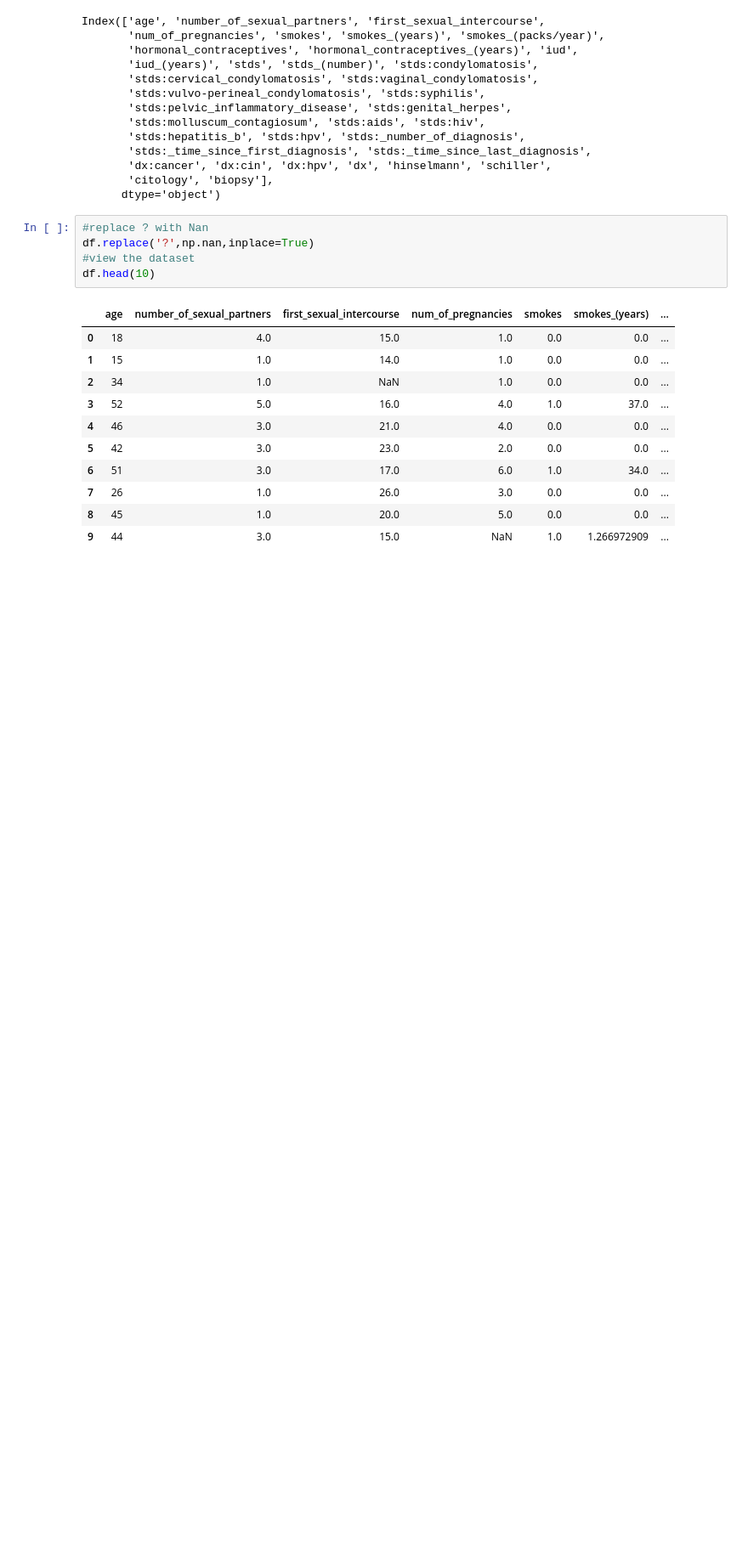
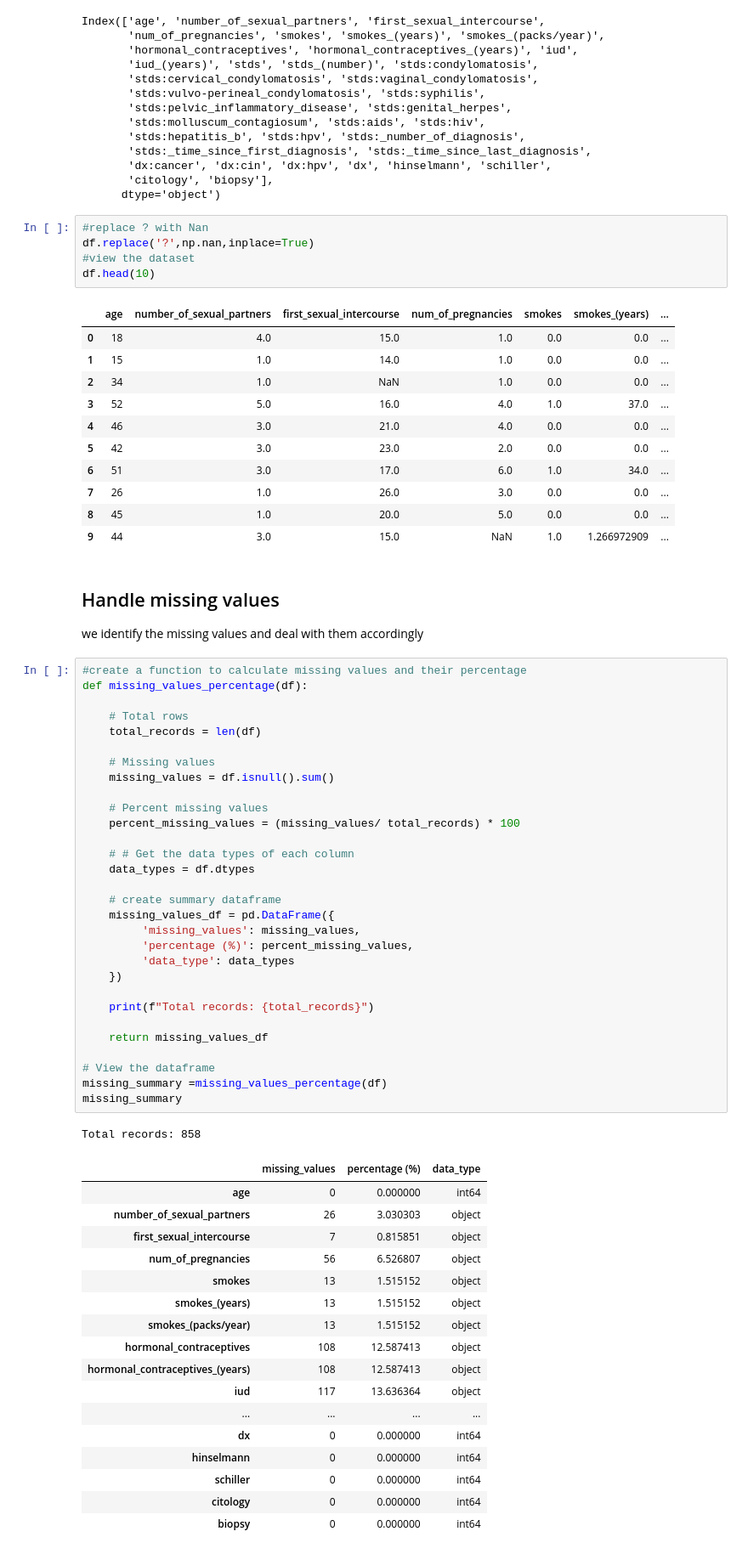
Before and after one commit to hadasssahamase/Cervical_Cancer_project, a Jupyter notebook: notebook.ipynb, the cells around one changed output. Shown: that part at 85% size. Saved outputs shown, nothing was run; the diff lists cells and outputs as text; blank space fills up the shorter version.

```diff
--- a/notebook.ipynb
+++ b/notebook.ipynb
@@ -156,3 +156,55 @@ df.head(10)
 | 7 | 26 | 1.0 | 26.0 | 3.0 | 0.0 | 0.0 | ... |
 | 8 | 45 | 1.0 | 20.0 | 5.0 | 0.0 | 0.0 | ... |
 | 9 | 44 | 3.0 | 15.0 | NaN | 1.0 | 1.266972909 | ... |
+# %% [markdown]
+## Handle missing values
+we identify the missing values and deal with them accordingly
+# %%
+#create a function to calculate missing values and their percentage
+def missing_values_percentage(df):
+
+    # Total rows
+    total_records = len(df)
+
+    # Missing values
+    missing_values = df.isnull().sum()
+
+    # Percent missing values
+    percent_missing_values = (missing_values/ total_records) * 100
+
+    # # Get the data types of each column
+    data_types = df.dtypes
+
+    # create summary dataframe
+    missing_values_df = pd.DataFrame({
+         'missing_values': missing_values,
+         'percentage (%)': percent_missing_values,
+         'data_type': data_types
+    })
+
+    print(f"Total records: {total_records}")
+
+    return missing_values_df
+
+# View the dataframe
+missing_summary =missing_values_percentage(df)
+missing_summary
+# %% [output]
+Total records: 858
+|  | missing_values | percentage (%) | data_type |
+| age | 0 | 0.000000 | int64 |
+| number_of_sexual_partners | 26 | 3.030303 | object |
+| first_sexual_intercourse | 7 | 0.815851 | object |
+| num_of_pregnancies | 56 | 6.526807 | object |
+| smokes | 13 | 1.515152 | object |
+| smokes_(years) | 13 | 1.515152 | object |
+| smokes_(packs/year) | 13 | 1.515152 | object |
+| hormonal_contraceptives | 108 | 12.587413 | object |
+| hormonal_contraceptives_(years) | 108 | 12.587413 | object |
+| iud | 117 | 13.636364 | object |
+| ... | ... | ... | ... |
+| dx | 0 | 0.000000 | int64 |
+| hinselmann | 0 | 0.000000 | int64 |
+| schiller | 0 | 0.000000 | int64 |
+| citology | 0 | 0.000000 | int64 |
+| biopsy | 0 | 0.000000 | int64 |
```
Also changed, not shown: parts of 16 cells of this notebook.
